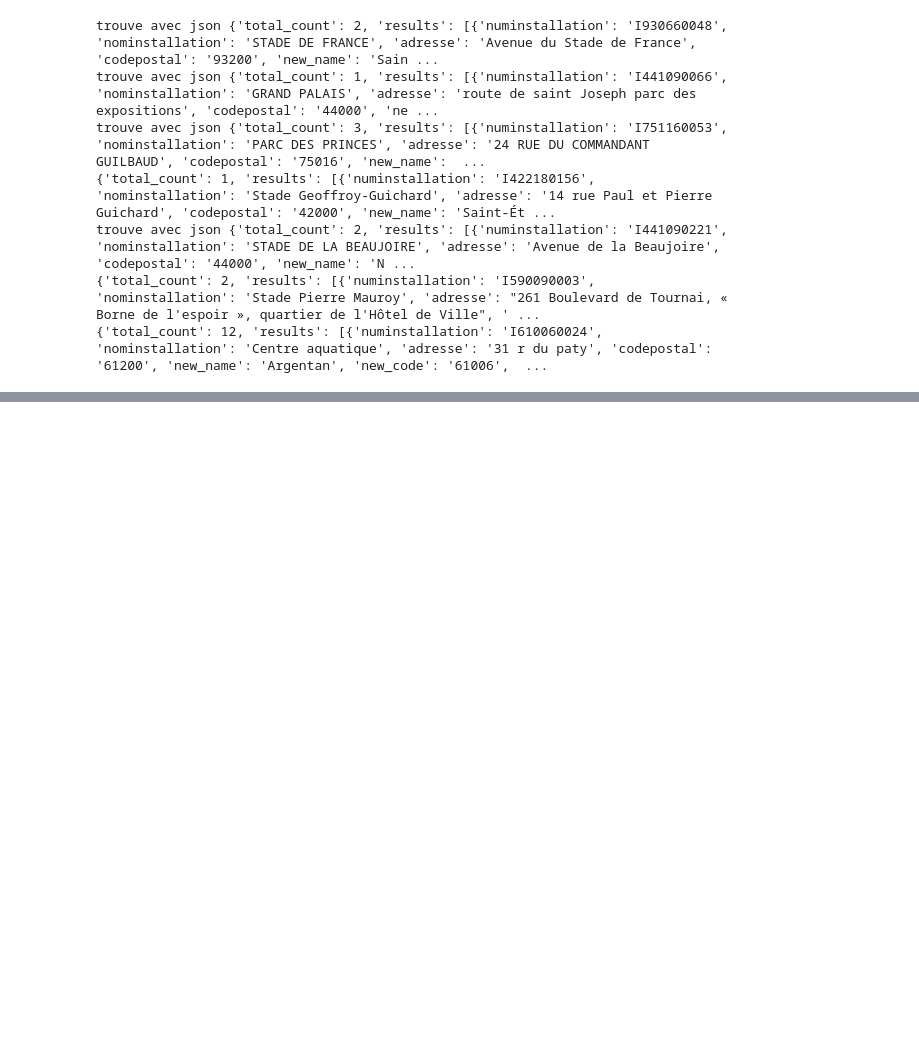
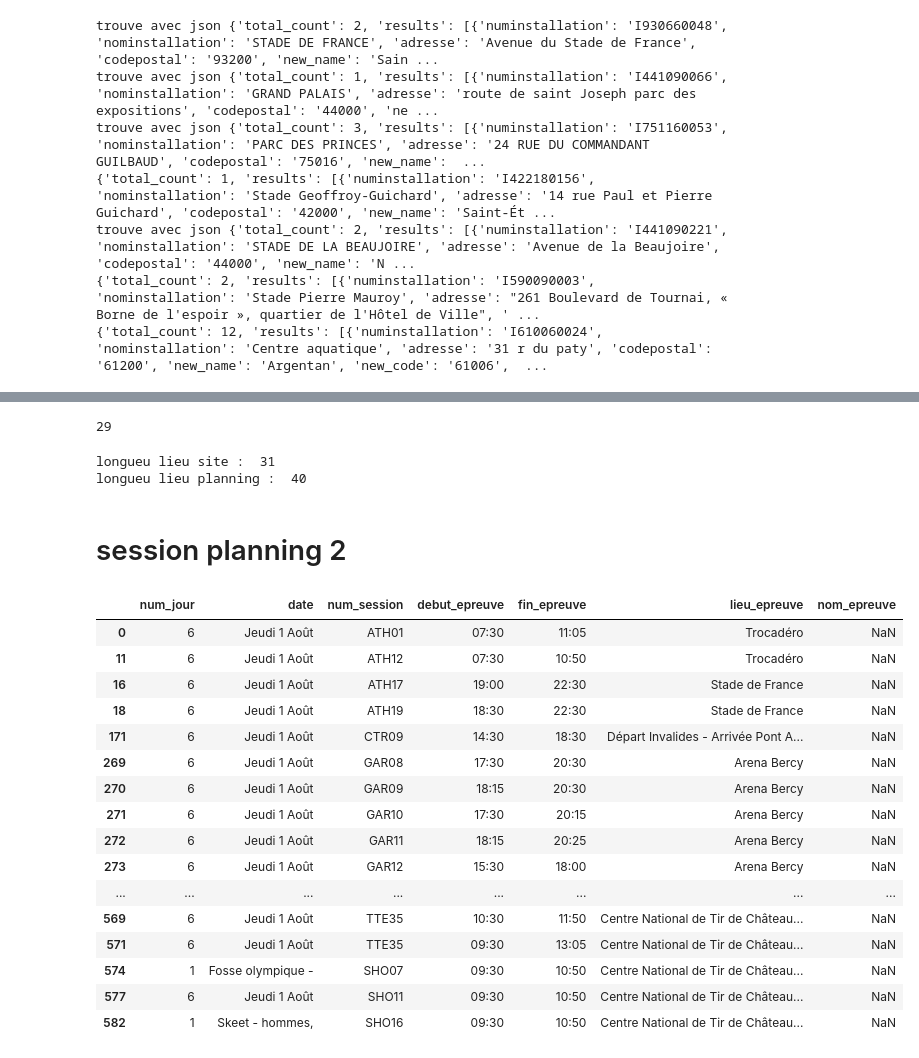
Before and after one commit to pierreantoineviudes/infra_jo_viz, a Jupyter notebook: utils/explore_data.ipynb, the cells around one changed output, grey strips where cells are left out. Drawn from its saved outputs; the diff is of its cells as text; code cells hidden in the pictures; blank space fills up the shorter version.

```diff
--- a/utils/explore_data.ipynb
+++ b/utils/explore_data.ipynb
@@ -303,0 +406,36 @@ trouve avec json {'total_count': 2, 'results': [{'numinstallation': 'I441090221'
+# %%
+c
+# %% [output]
+29
+# %%
+print('longueu lieu site : ', len(lieux_sites))
+print('longueu lieu planning : ', len(lieux_planning))
+# %% [output]
+longueu lieu site :  31
+longueu lieu planning :  40
+# %% [markdown]
+# session planning 2
+# %%
+index = pd.read_csv('../data/raw/session_planning_olympics (1).csv', index_col=0).nom_epreuve.isna()
+# %%
+data = pd.read_csv('../data/raw/session_planning_olympics (1).csv', index_col=0)
+# %%
+data.loc[index]
+# %% [output]
+|  | num_jour | date | num_session | debut_epreuve | fin_epreuve | lieu_epreuve | nom_epreuve |
+| 0 | 6 | Jeudi 1 Août | ATH01 | 07:30 | 11:05 | Trocadéro | NaN |
+| 11 | 6 | Jeudi 1 Août | ATH12 | 07:30 | 10:50 | Trocadéro | NaN |
+| 16 | 6 | Jeudi 1 Août | ATH17 | 19:00 | 22:30 | Stade de France | NaN |
+| 18 | 6 | Jeudi 1 Août | ATH19 | 18:30 | 22:30 | Stade de France | NaN |
+| 171 | 6 | Jeudi 1 Août | CTR09 | 14:30 | 18:30 | Départ Invalides - Arrivée Pont A... | NaN |
+| 269 | 6 | Jeudi 1 Août | GAR08 | 17:30 | 20:30 | Arena Bercy | NaN |
+| 270 | 6 | Jeudi 1 Août | GAR09 | 18:15 | 20:30 | Arena Bercy | NaN |
+| 271 | 6 | Jeudi 1 Août | GAR10 | 17:30 | 20:15 | Arena Bercy | NaN |
+| 272 | 6 | Jeudi 1 Août | GAR11 | 18:15 | 20:25 | Arena Bercy | NaN |
+| 273 | 6 | Jeudi 1 Août | GAR12 | 15:30 | 18:00 | Arena Bercy | NaN |
+| ... | ... | ... | ... | ... | ... | ... | ... |
+| 569 | 6 | Jeudi 1 Août | TTE35 | 10:30 | 11:50 | Centre National de Tir de Château... | NaN |
+| 571 | 6 | Jeudi 1 Août | TTE35 | 09:30 | 13:05 | Centre National de Tir de Château... | NaN |
+| 574 | 1 | Fosse olympique - | SHO07 | 09:30 | 10:50 | Centre National de Tir de Château... | NaN |
+| 577 | 6 | Jeudi 1 Août | SHO11 | 09:30 | 10:50 | Centre National de Tir de Château... | NaN |
+| 582 | 1 | Skeet - hommes, | SHO16 | 09:30 | 10:50 | Centre National de Tir de Château... | NaN |
```
Also changed, not shown: parts of 16 cells of this notebook, 7 other files.
